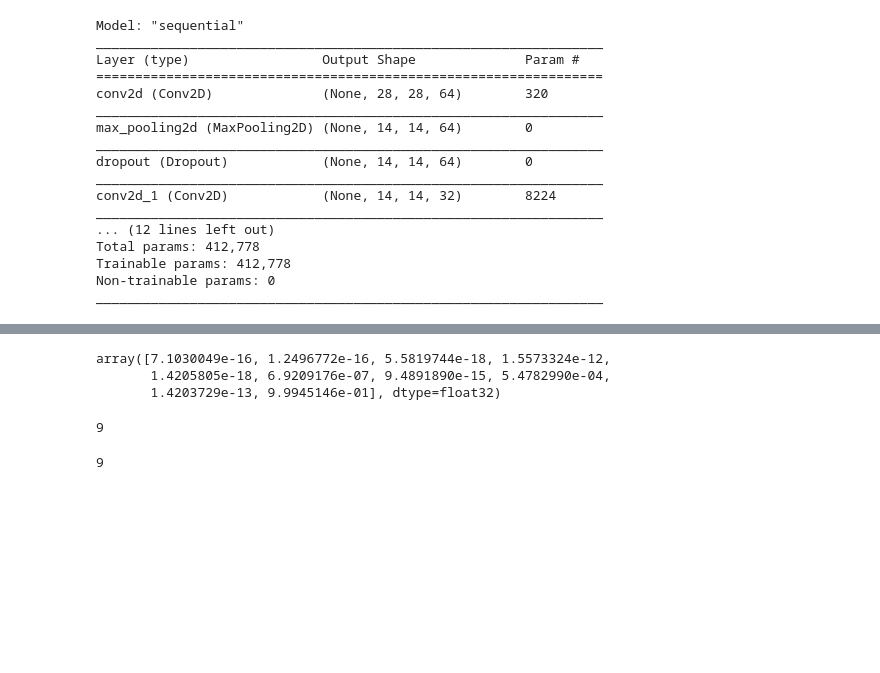
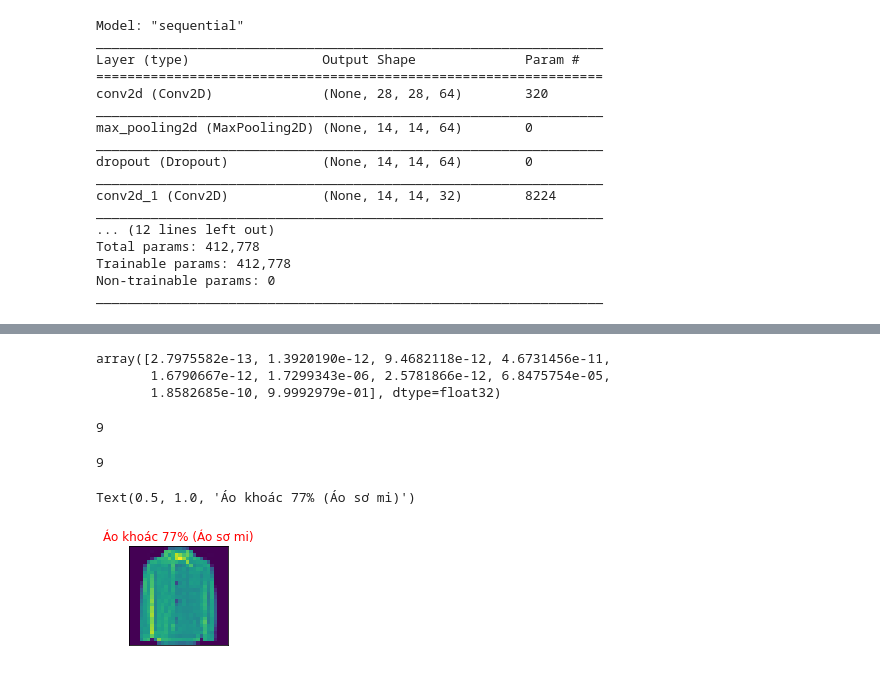
Before and after one commit to kiet0807/CS114.L21, a Jupyter notebook: CNN_Clothes_Classification.ipynb, the cells around one changed output, grey strips where cells are left out. Cells and saved outputs as stored; diff of their text form; code cells hidden in the pictures; blank space fills up the shorter version.

```diff
--- a/CNN_Clothes_Classification.ipynb
+++ b/CNN_Clothes_Classification.ipynb
@@ -152,16 +200,41 @@ Test Loss:  0.23288178443908691
 # %%
-y_hat = model.predict(x_test)
-y_hat[0]
+# Đưa ra dự đoán
+
+predictions = model.predict(x_test)
+predictions[0]
 # %% [output]
-array([7.1030049e-16, 1.2496772e-16, 5.5819744e-18, 1.5573324e-12,
-       1.4205805e-18, 6.9209176e-07, 9.4891890e-15, 5.4782990e-04,
-       1.4203729e-13, 9.9945146e-01], dtype=float32)
+array([2.7975582e-13, 1.3920190e-12, 9.4682118e-12, 4.6731456e-11,
+       1.6790667e-12, 1.7299343e-06, 2.5781866e-12, 6.8475754e-05,
+       1.8582685e-10, 9.9992979e-01], dtype=float32)
-# %%
-np.argmax(y_hat[0])
-# %% [output]
-9
-# %%
-y_test[0]
-# %% [output]
-9
+# %%
+# Kết quả dự đoán
+
+np.argmax(predictions[0])
+# %% [output]
+9
+# %%
+# Kết quả thực sự
+
+y_test[0]
+# %% [output]
+9
+# %%
+# In ra 1 hình trong file test đã qua dự đoán
+
+i = 2540
+y = plt.subplot(2, 2, 1, xticks=[], yticks=[])
+y.imshow(np.squeeze(x_test[i]))
+
+predict_index = np.argmax(predictions[i])
+true_index = y_test[i]
+y.set_title("{} {:2.0f}% ({})".format(fashion_mnist_labels[predict_index],
+                                  100*np.max(predictions[i]),
+                                  fashion_mnist_labels[true_index]),
+                                  color=("green" if predict_index == true_index else "red"))
+
+# Label trong hoặc là kết quả thực sự
+# Label có màu đỏ là dự đoán sai, xanh là dự đoán đúng
+# %% [output]
+Text(0.5, 1.0, 'Áo khoác 77% (Áo sơ mi)')
+[figure, added]
 # %%
```
Also changed, not shown: parts of 30 cells of this notebook.
